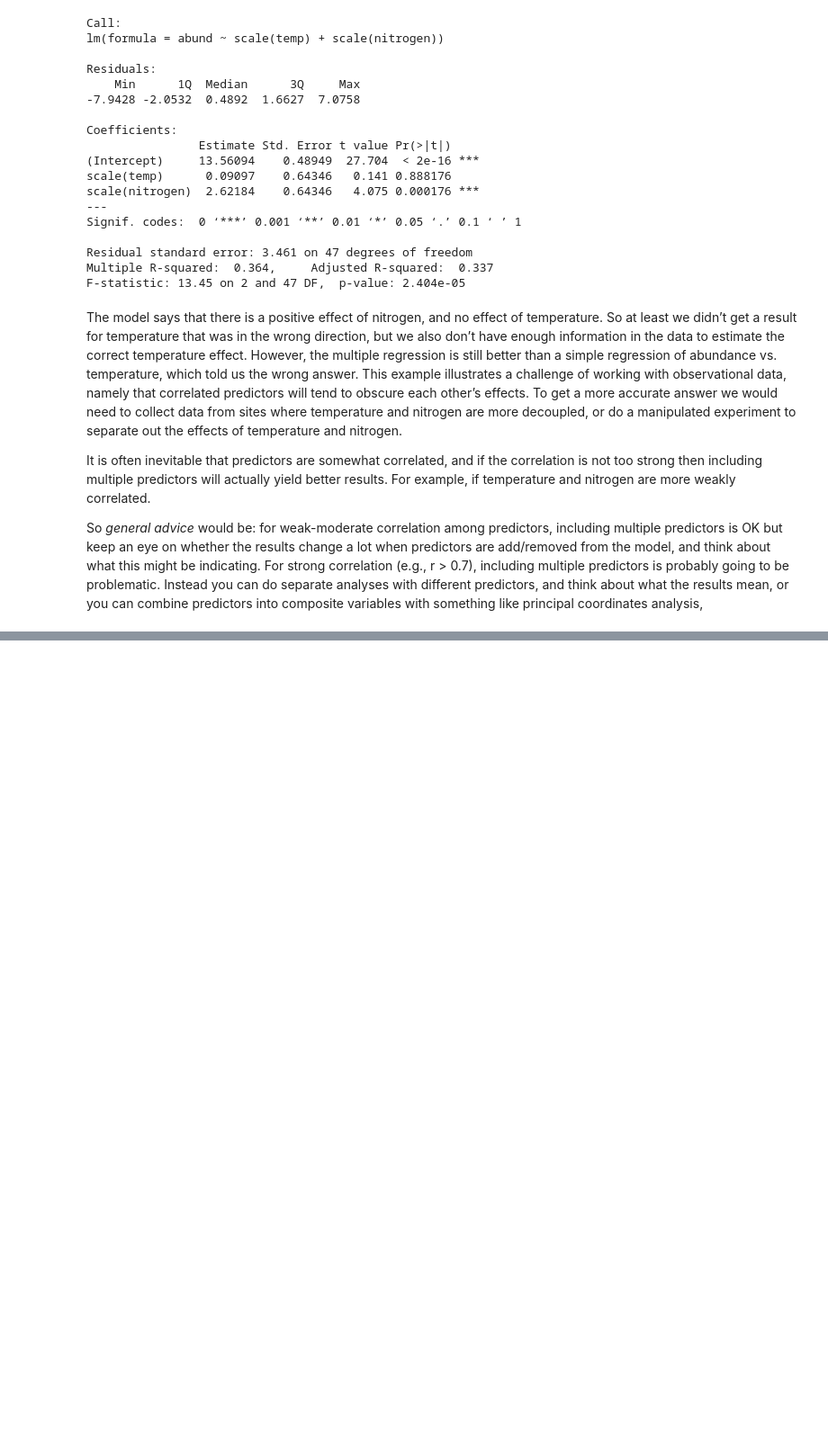
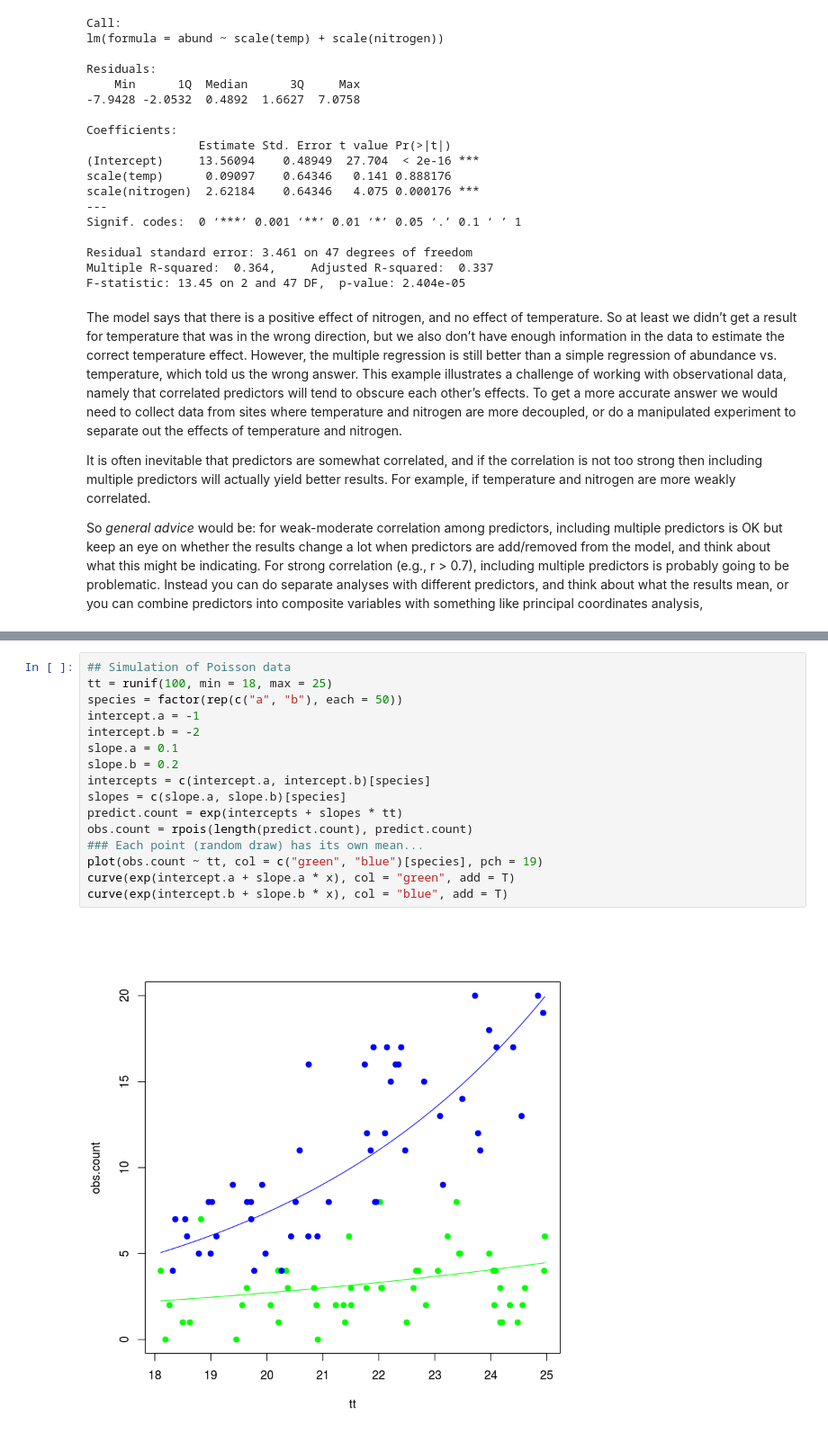
Before and after one commit to daijiang/Stats_notes, a Jupyter notebook: notes.ipynb, the cells around one changed output, grey strips where cells are left out. Shown at 90% size. Saved outputs shown, nothing was run; the diff lists cells and outputs as text; blank space fills up the shorter version.

```diff
--- a/notes.ipynb
+++ b/notes.ipynb
@@ -236,0 +307,18 @@ For count data we could use the quasipoisson approach for overdispersion, or we
+# %%
+## Simulation of Poisson data
+tt = runif(100, min = 18, max = 25)
+species = factor(rep(c("a", "b"), each = 50))
+intercept.a = -1
+intercept.b = -2
+slope.a = 0.1
+slope.b = 0.2
+intercepts = c(intercept.a, intercept.b)[species]
+slopes = c(slope.a, slope.b)[species]
+predict.count = exp(intercepts + slopes * tt)
+obs.count = rpois(length(predict.count), predict.count)
+### Each point (random draw) has its own mean...
+plot(obs.count ~ tt, col = c("green", "blue")[species], pch = 19)
+curve(exp(intercept.a + slope.a * x), col = "green", add = T)
+curve(exp(intercept.b + slope.b * x), col = "blue", add = T)
+# %% [output]
+[figure, added]
```
Also changed, not shown: parts of 10 cells of this notebook.
